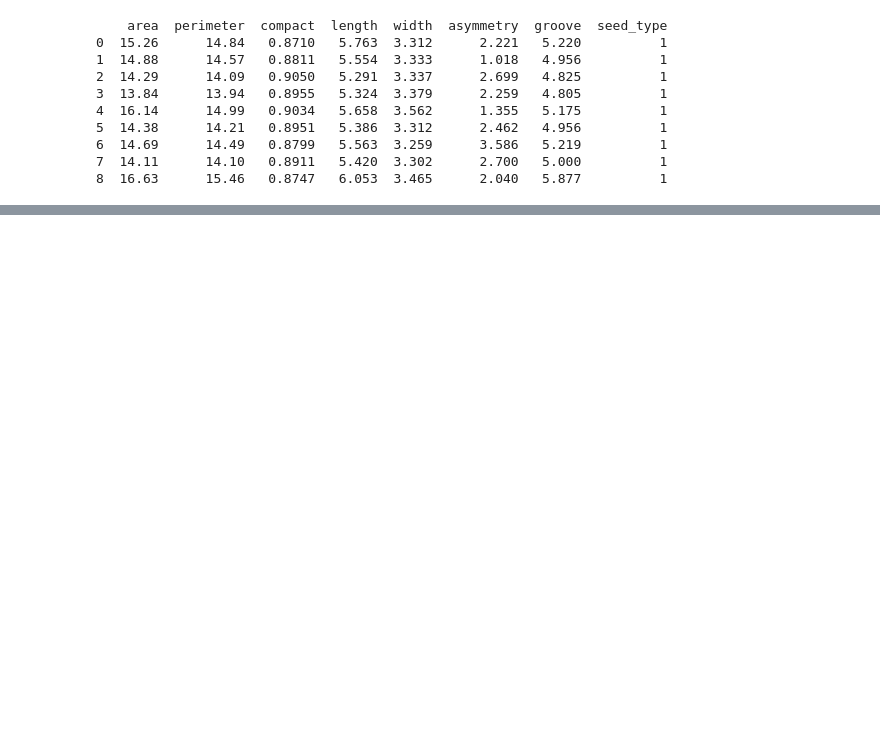
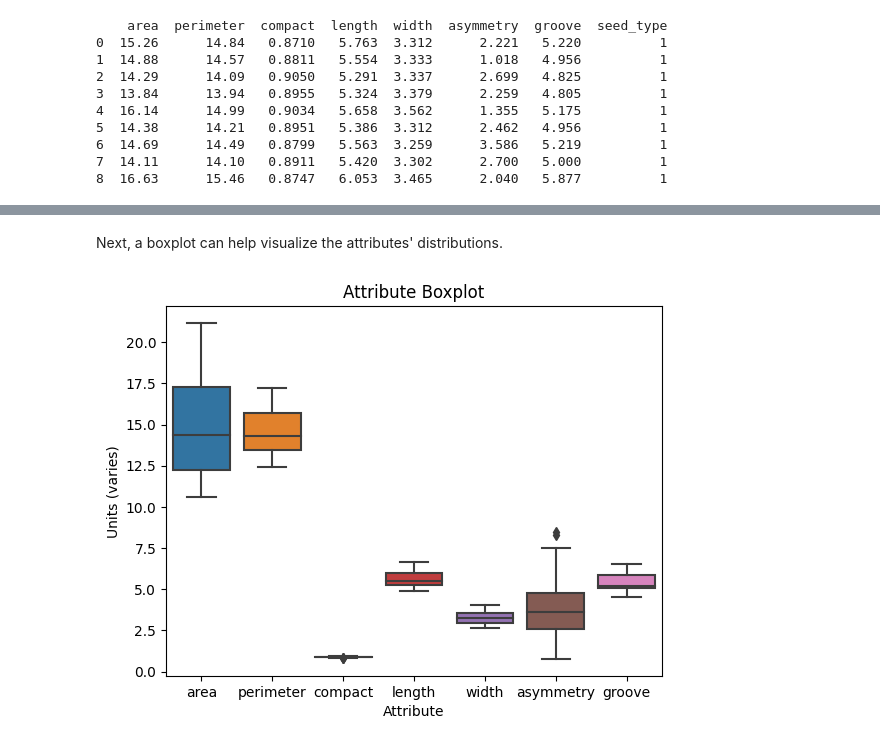
Before and after one commit to hannahvkirby/seed-classification, a Jupyter notebook: src/seeds.ipynb, the cells around one changed output, grey strips where cells are left out. Cells and saved outputs as stored; diff of their text form; code cells hidden in the pictures; blank space fills up the shorter version.

Commit message:
Continue work on notebook writeup, visual analysis

```diff
--- a/src/seeds.ipynb
+++ b/src/seeds.ipynb
@@ -25,23 +25,21 @@ The goal is to see if the attributes can be used to classify the seeds as their
 ## Preliminary work
 Load the dataset in and examine the first few rows of observations.
 # %%
-{ "tags": ["hide-input", ] }
-
 import pandas as pd
 import matplotlib.pyplot as plt
+import seaborn as sns
 import numpy as np
-import seaborn as sns
 import sklearn as skl
+from tabulate import tabulate
 from sklearn.model_selection import train_test_split
 from sklearn.ensemble import RandomForestClassifier
 from sklearn.neighbors import KNeighborsClassifier
-from sklearn import metrics
-
 # get data, file has spaces and tabs as separators
+names = ["area", "perimeter", "compact", "length",
+                    "width", "asymmetry", "groove", "seed_type"]
 seeds = pd.read_csv("../data/seeds_dataset.txt", sep = '\s+|\t| ',
                     header = None, engine= "python",
-                    names = ["area", "perimeter", "compact", "length",
-                    "width", "asymmetry", "groove", "seed_type"])
+                    names = names)
 
 # examine data
 print(seeds.iloc[0:9])
@@ -58,0 +88,12 @@ print(seeds.iloc[0:9])
+# %% [markdown]
+Next, a boxplot can help visualize the attributes' distributions.
+# %%
+sns.boxplot(seeds.iloc[:,0:7])
+
+plt.title("Attribute Boxplot")
+plt.xlabel("Attribute")
+plt.ylabel("Units (varies)")
+
+plt.show()
+# %% [output]
+[figure, added]
```
Also changed, not shown: parts of 8 cells of this notebook.
